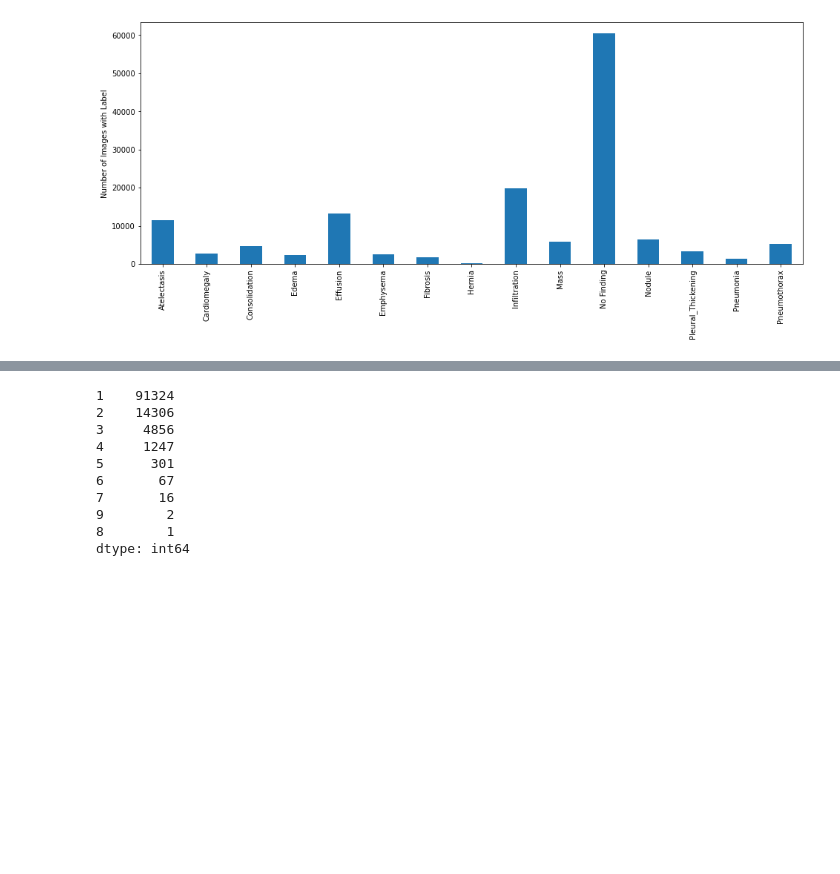
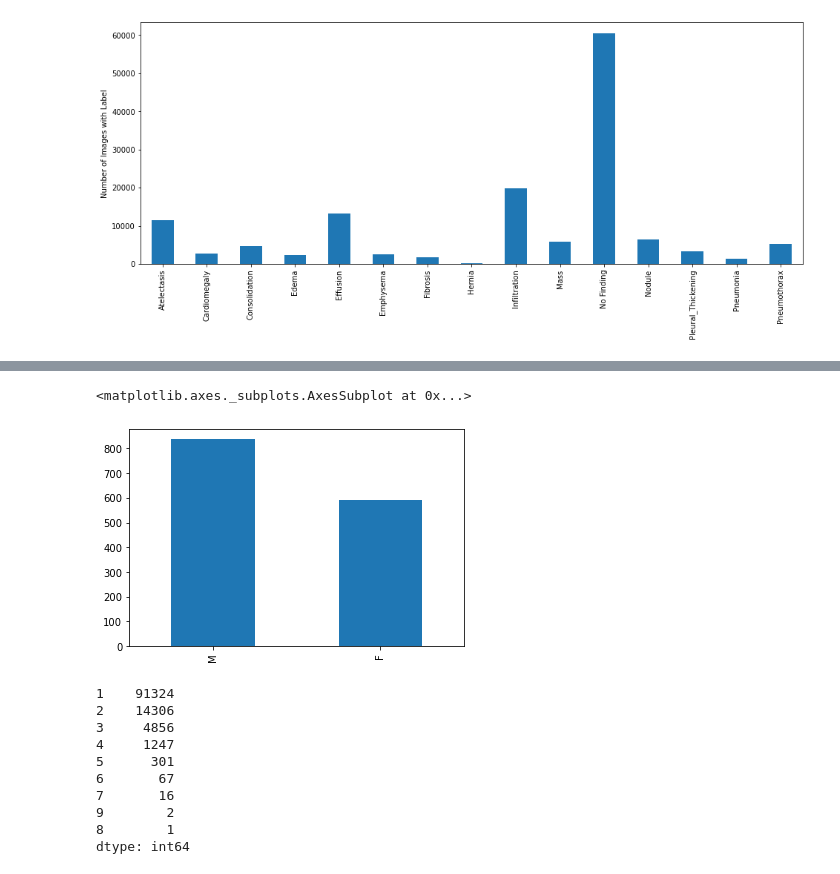
Before and after one commit to kushagra43/test-repo, a Jupyter notebook: EDA.ipynb, the cells around one changed output, grey strips where cells are left out. Cells and saved outputs as stored; diff of their text form; code cells hidden in the pictures; blank space fills up the shorter version.

```diff
--- a/EDA.ipynb
+++ b/EDA.ipynb
@@ -149,3 +164,10 @@ all_xray_df[all_xray_df.Pneumonia==1]['Finding Labels'].value_counts()[0:30].plo
+# %%
+#Gender distribution for Pneumonia
+plt.figure()
+all_xray_df[all_xray_df.Pneumonia==1]['Patient Gender'].value_counts().plot(kind='bar')
+# %% [output]
+<matplotlib.axes._subplots.AxesSubplot at 0x...>
+[figure, added]
 # %%
 #Number of disease per patient
 count_list = [(all_xray_df.iloc[i][all_labels].sum()) for i in range(0, len(all_xray_df))]
```
Also changed, not shown: parts of 26 cells of this notebook.
